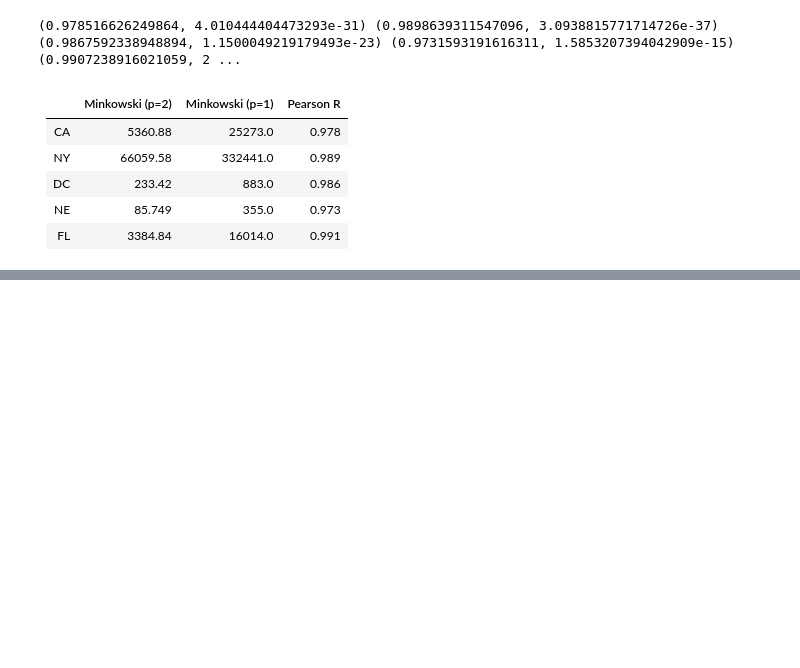
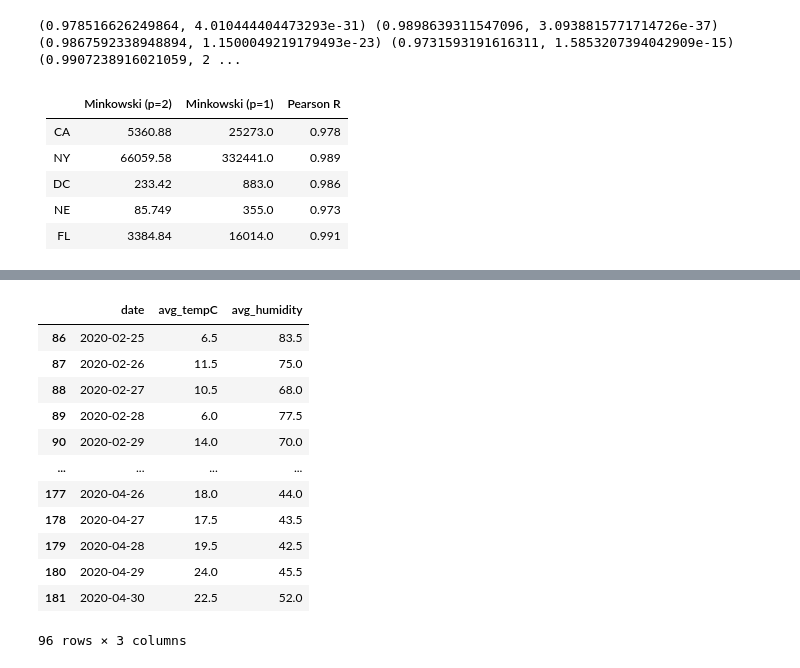
Before and after one commit to RileyWClarke/MLTSA_COVID19, a Jupyter notebook: covid19_dist.ipynb, the cells around one changed output, grey strips where cells are left out. Saved outputs shown, nothing was run; the diff lists cells and outputs as text; code cells hidden in the pictures; blank space fills up the shorter version.

```diff
--- a/covid19_dist.ipynb
+++ b/covid19_dist.ipynb
@@ -246,0 +258,16 @@ plt.show()
+# %%
+w_sk.loc[w_sk['date'] >= '2020-02-25']
+# %% [output]
+|  | date | avg_tempC | avg_humidity |
+| 86 | 2020-02-25 | 6.5 | 83.5 |
+| 87 | 2020-02-26 | 11.5 | 75.0 |
+| 88 | 2020-02-27 | 10.5 | 68.0 |
+| 89 | 2020-02-28 | 6.0 | 77.5 |
+| 90 | 2020-02-29 | 14.0 | 70.0 |
+| ... | ... | ... | ... |
+| 177 | 2020-04-26 | 18.0 | 44.0 |
+| 178 | 2020-04-27 | 17.5 | 43.5 |
+| 179 | 2020-04-28 | 19.5 | 42.5 |
+| 180 | 2020-04-29 | 24.0 | 45.5 |
+| 181 | 2020-04-30 | 22.5 | 52.0 |
+96 rows × 3 columns
```
Also changed, not shown: parts of 10 cells of this notebook.
